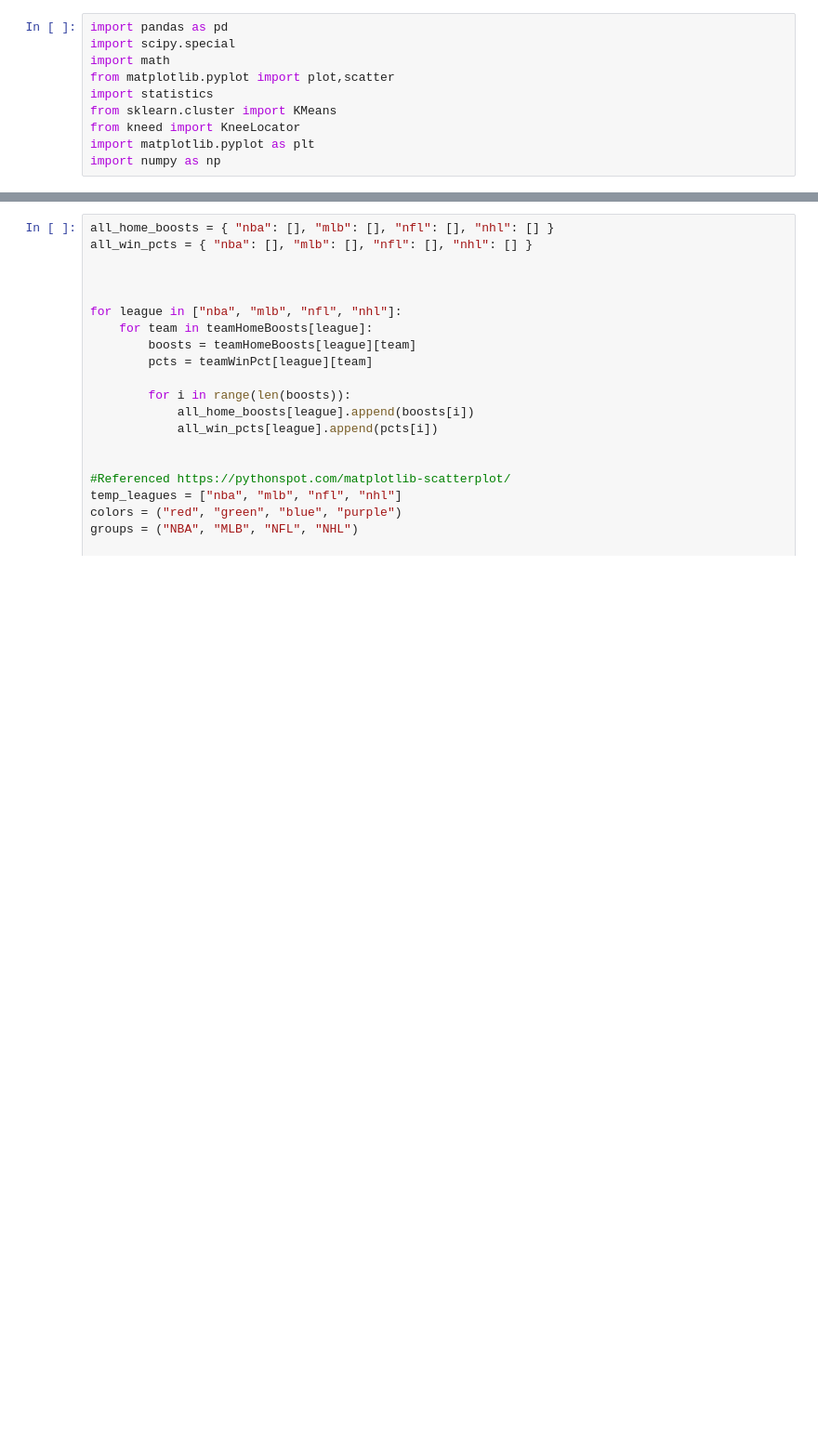
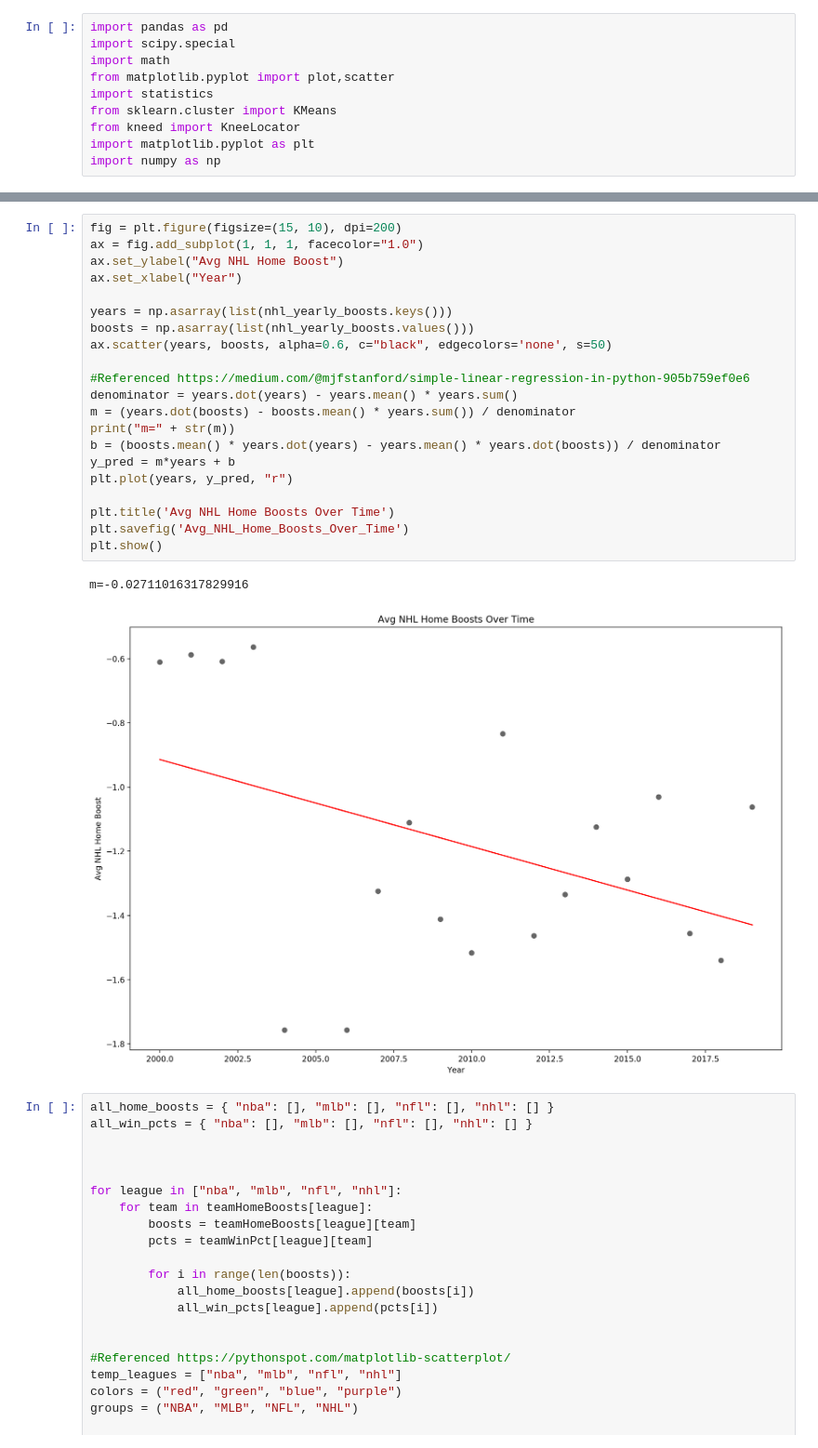
Before and after one commit to vthatte0/MATH199-CHP, a Jupyter notebook: home_boost.ipynb, the cells around one changed output, grey strips where cells are left out. Shown at 93% size. Saved outputs shown, nothing was run; the diff lists cells and outputs as text; blank space fills up the shorter version.

```diff
--- a/home_boost.ipynb
+++ b/home_boost.ipynb
@@ -282,3 +345,27 @@ NHL mean: -1.1913769199154198
+# %%
+fig = plt.figure(figsize=(15, 10), dpi=200)
+ax = fig.add_subplot(1, 1, 1, facecolor="1.0")
+ax.set_ylabel("Avg NHL Home Boost")
+ax.set_xlabel("Year")
+
+years = np.asarray(list(nhl_yearly_boosts.keys()))
+boosts = np.asarray(list(nhl_yearly_boosts.values()))
+ax.scatter(years, boosts, alpha=0.6, c="black", edgecolors='none', s=50)
+
+#Referenced https://medium.com/@mjfstanford/simple-linear-regression-in-python-905b759ef0e6
+denominator = years.dot(years) - years.mean() * years.sum()
+m = (years.dot(boosts) - boosts.mean() * years.sum()) / denominator
+print("m=" + str(m))
+b = (boosts.mean() * years.dot(years) - years.mean() * years.dot(boosts)) / denominator
+y_pred = m*years + b
+plt.plot(years, y_pred, "r")
+
+plt.title('Avg NHL Home Boosts Over Time')
+plt.savefig('Avg_NHL_Home_Boosts_Over_Time')
+plt.show()
+# %% [output]
+m=-0.02711016317829916
+[figure, added]
 # %%
 all_home_boosts = { "nba": [], "mlb": [], "nfl": [], "nhl": [] }
 all_win_pcts = { "nba": [], "mlb": [], "nfl": [], "nhl": [] }
```
Also changed, not shown: parts of 5 cells of this notebook, 3 other files.
